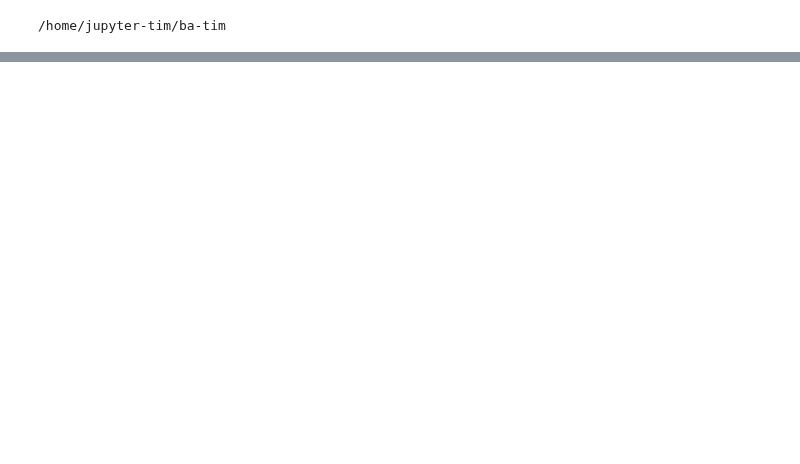
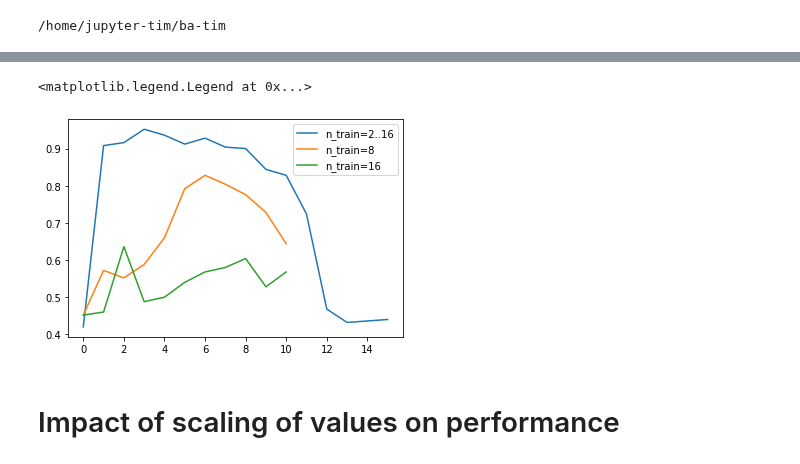
Before and after one commit to timgott/DeepQAP, a Jupyter notebook: evaluation/MiniQAP.ipynb, the cells around one changed output, grey strips where cells are left out. Drawn from its saved outputs; the diff is of its cells as text; code cells hidden in the pictures; blank space fills up the shorter version.

```diff
--- a/evaluation/MiniQAP.ipynb
+++ b/evaluation/MiniQAP.ipynb
@@ -107,0 +194,10 @@ qap = generators['minilinear'].sample()
+# %%
+plt.plot(accuracies, label="n_train=2..16")
+plt.plot(sm_accuracies, label="n_train=8")
+plt.plot(md_accuracies, label="n_train=16")
+plt.legend()
+# %% [output]
+<matplotlib.legend.Legend at 0x...>
+[figure, added]
+# %% [markdown]
+# Impact of scaling of values on performance
```
Also changed, not shown: parts of 35 cells of this notebook, 6 other files.
